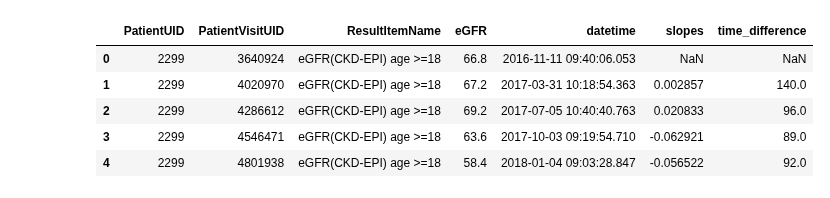
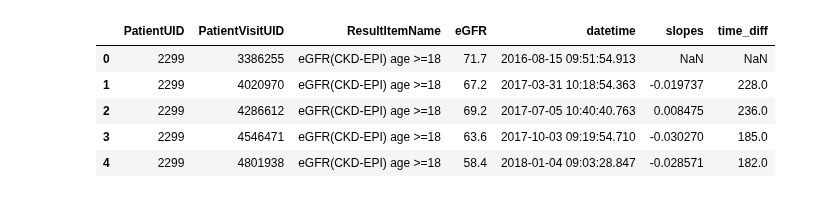
Before and after one commit to nxxk23/PROJECT, a Jupyter notebook: Quartile.ipynb, the cells around one changed output. Drawn from its saved outputs; the diff is of its cells as text; code cells hidden in the pictures.

```diff
--- a/Quartile.ipynb
+++ b/Quartile.ipynb
@@ -8,11 +8,11 @@ Mounted at /content/drive
 # %%
 import pandas as pd
-slope = pd.read_excel('/content/drive/MyDrive/Thesis Project Kidney/Assign 3 : Re-Calculate Slope/SlopeFiltered.xlsx')
+slope = pd.read_excel('/content/drive/MyDrive/Thesis Project Kidney/Assign 3 : Re-CalculateSlope&Quartile/SlopeFiltered.xlsx')
 slope.head()
 # %% [output]
-|  | PatientUID | PatientVisitUID | ResultItemName | eGFR | datetime | slopes | time_difference |
-| 0 | 2299 | 3640924 | eGFR(CKD-EPI) age >=18 | 66.8 | 2016-11-11 09:40:06.053 | NaN | NaN |
-| 1 | 2299 | 4020970 | eGFR(CKD-EPI) age >=18 | 67.2 | 2017-03-31 10:18:54.363 | 0.002857 | 140.0 |
-| 2 | 2299 | 4286612 | eGFR(CKD-EPI) age >=18 | 69.2 | 2017-07-05 10:40:40.763 | 0.020833 | 96.0 |
-| 3 | 2299 | 4546471 | eGFR(CKD-EPI) age >=18 | 63.6 | 2017-10-03 09:19:54.710 | -0.062921 | 89.0 |
-| 4 | 2299 | 4801938 | eGFR(CKD-EPI) age >=18 | 58.4 | 2018-01-04 09:03:28.847 | -0.056522 | 92.0 |
+|  | PatientUID | PatientVisitUID | ResultItemName | eGFR | datetime | slopes | time_diff |
+| 0 | 2299 | 3386255 | eGFR(CKD-EPI) age >=18 | 71.7 | 2016-08-15 09:51:54.913 | NaN | NaN |
+| 1 | 2299 | 4020970 | eGFR(CKD-EPI) age >=18 | 67.2 | 2017-03-31 10:18:54.363 | -0.019737 | 228.0 |
+| 2 | 2299 | 4286612 | eGFR(CKD-EPI) age >=18 | 69.2 | 2017-07-05 10:40:40.763 | 0.008475 | 236.0 |
+| 3 | 2299 | 4546471 | eGFR(CKD-EPI) age >=18 | 63.6 | 2017-10-03 09:19:54.710 | -0.030270 | 185.0 |
+| 4 | 2299 | 4801938 | eGFR(CKD-EPI) age >=18 | 58.4 | 2018-01-04 09:03:28.847 | -0.028571 | 182.0 |
```
Also changed, not shown: parts of 16 cells of this notebook.
